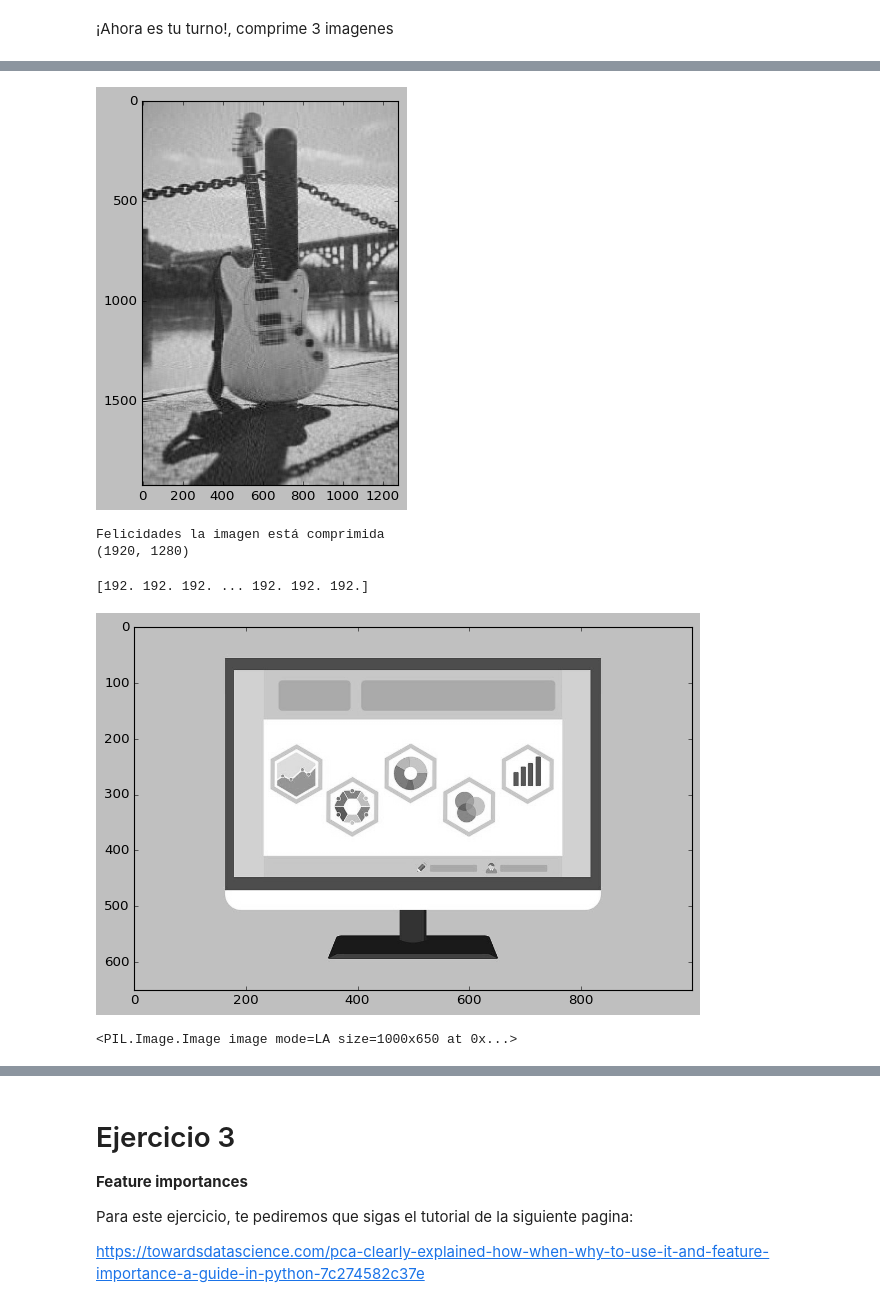
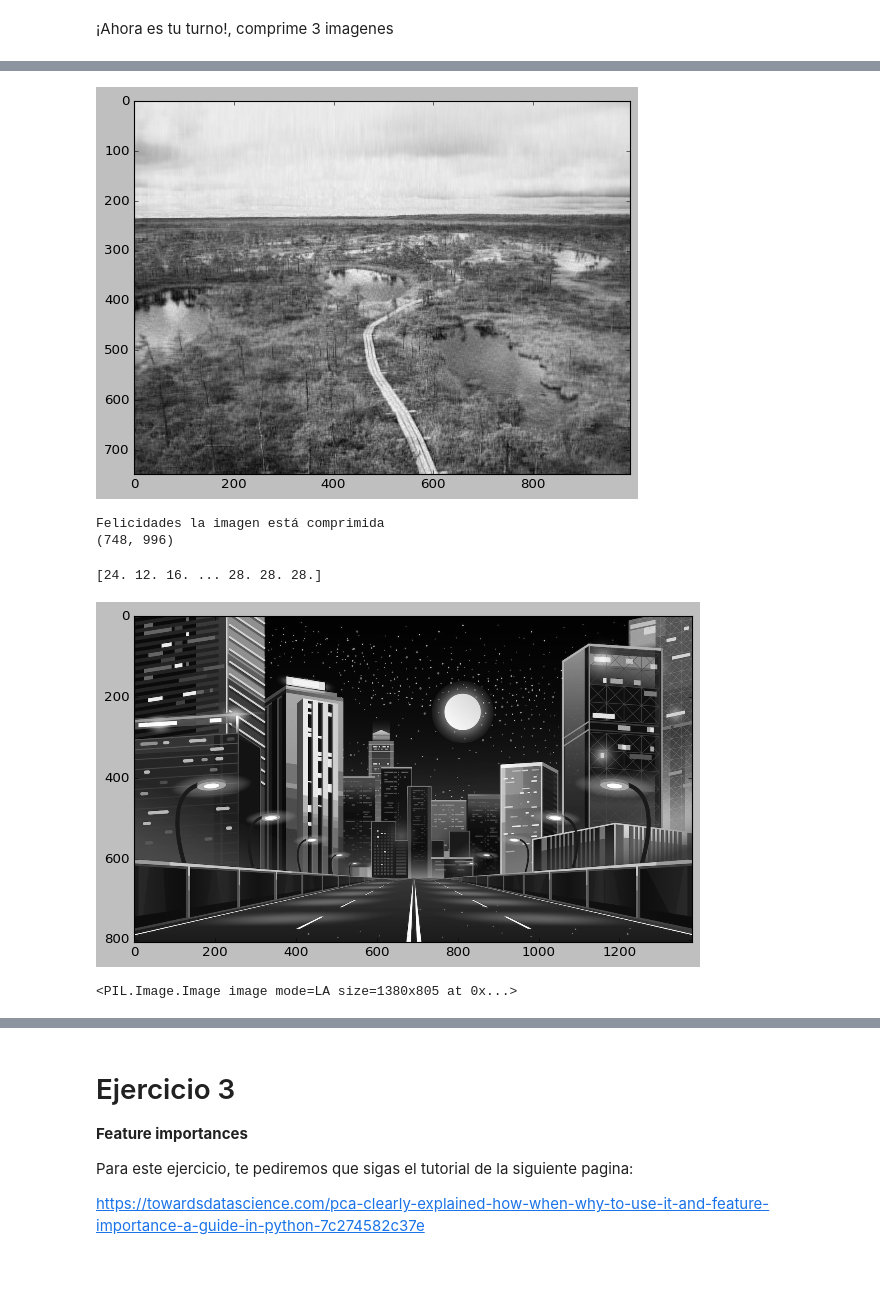
Before and after one commit to PosgradoMNA/actividades-de-aprendizaje-rzunick, a Jupyter notebook: Semana_5_Repaso_Transformación_y_Reduccion_de_Dimensiones_Ronald_Zuniga_A01686240.ipynb, the cells around one changed output, grey strips where cells are left out. Cells and saved outputs as stored; diff of their text form; code cells hidden in the pictures; blank space fills up the shorter version.

```diff
--- a/Semana_5_Repaso_Transformación_y_Reduccion_de_Dimensiones_Ronald_Zuniga_A01686240.ipynb
+++ b/Semana_5_Repaso_Transformación_y_Reduccion_de_Dimensiones_Ronald_Zuniga_A01686240.ipynb
@@ -354,8 +354,8 @@ Felicidades la imagen está comprimida
 
 #Import Image
 plt.style.use('classic')
-#img = Image.open(urllib.request.urlopen('https://github.com/PosgradoMNA/actividades-de-aprendizaje-rzunick/blob/main/cloud.jpg')).convert('LA')
-img = Image.open('/content/guitar.jpg').convert('LA')
+img = Image.open(urllib.request.urlopen('https://img.freepik.com/free-photo/landscape-ponds-kemeri-national-park-cloudy-sky-latvia_181624-61442.jpg?w=996&t=st=1666923632~exp=1666924232~hmac=87eebd6a873e4912afde4db2982db0982546fe9066ecd3d2ced70b77f3123e72')).convert('LA')
+#img = Image.open('/content/guitar.jpg').convert('LA')
 imggray = img.convert('LA')
 imgmat = np.array(list(imggray.getdata(band=0)),float)
 
@@ -379,23 +379,23 @@ imgmat.shape
 # %%
-nvalue = 50
+nvalue = 70
 #------------------------------
 reconstimg = np.matrix(U[:,:nvalue])*np.diag(D[:nvalue])*np.matrix(V[:nvalue,:])
 
 plt.imshow(reconstimg,cmap='gray')
 plt.show()
 print("Felicidades la imagen está comprimida")
 print(reconstimg.shape)
 # %% [output]
-[figure, old version]
+[figure, new version]
 Felicidades la imagen está comprimida
-(1920, 1280)
+(748, 996)
 # %%
 #imagen 3
 
 #Import Image
 plt.style.use('classic')
-#img = Image.open(urllib.request.urlopen('https://github.com/PosgradoMNA/actividades-de-aprendizaje-rzunick/blob/main/cloud.jpg')).convert('LA')
-img = Image.open('/content/screen.jpg').convert('LA')
+img = Image.open(urllib.request.urlopen('https://img.freepik.com/free-vector/background-with-night-city-neon-lights_1441-2588.jpg?w=1380&t=st=1666923671~exp=1666924271~hmac=9605ff2d49dff65e0e9714a908f5c43652983d2abbb8744c080a1a5e05bc90c3')).convert('LA')
+#img = Image.open('/content/screen.jpg').convert('LA')
 imggray = img.convert('LA')
 imgmat = np.array(list(imggray.getdata(band=0)),float)
 
@@ -408,9 +408,9 @@ plt.imshow(imgmat,cmap='gray')
 plt.show()
 print(img)
 # %% [output]
-[192. 192. 192. ... 192. 192. 192.]
+[24. 12. 16. ... 28. 28. 28.]
-[figure, old version]
+[figure, new version]
-<PIL.Image.Image image mode=LA size=1000x650 at 0x...>
+<PIL.Image.Image image mode=LA size=1380x805 at 0x...>
 # %%
 U,D,V = np.linalg.svd(imgmat)
 imgmat.shape
```
Also changed, not shown: parts of 21 cells of this notebook.
